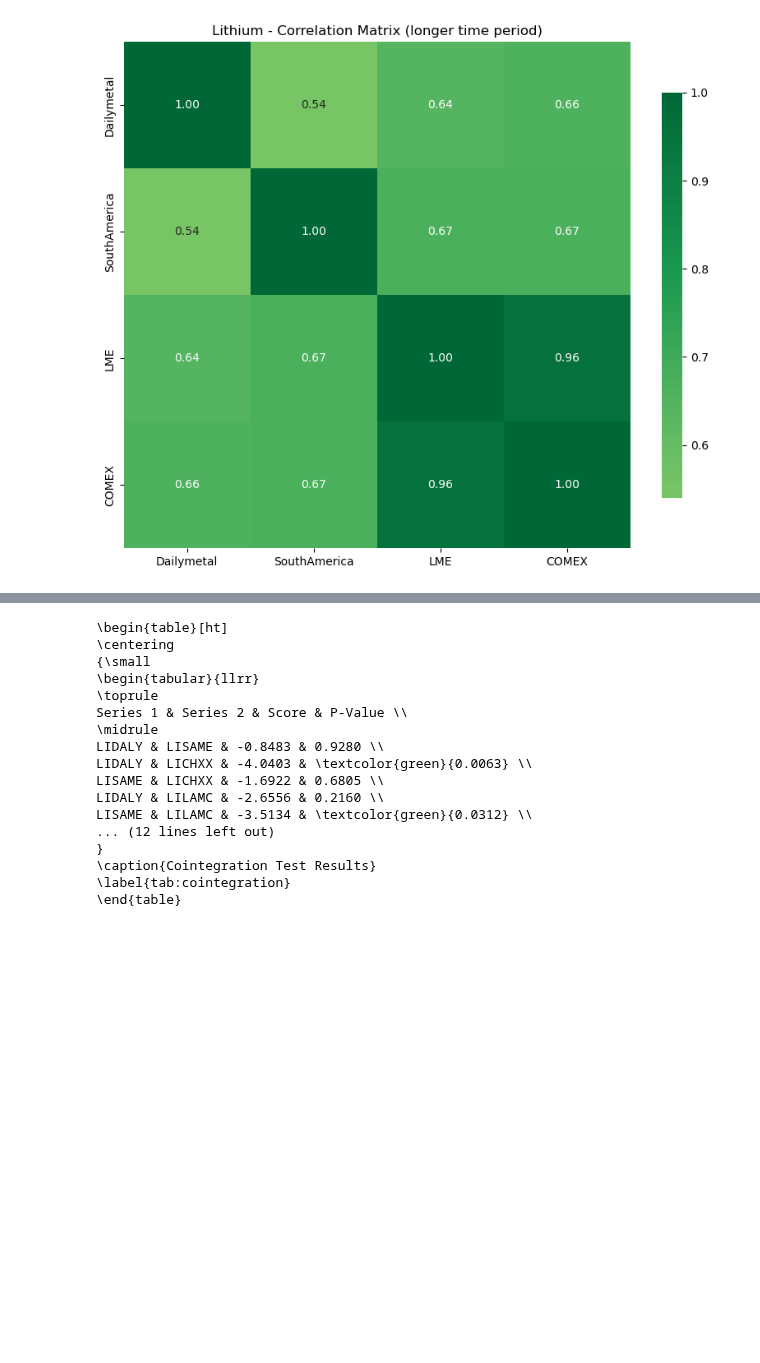
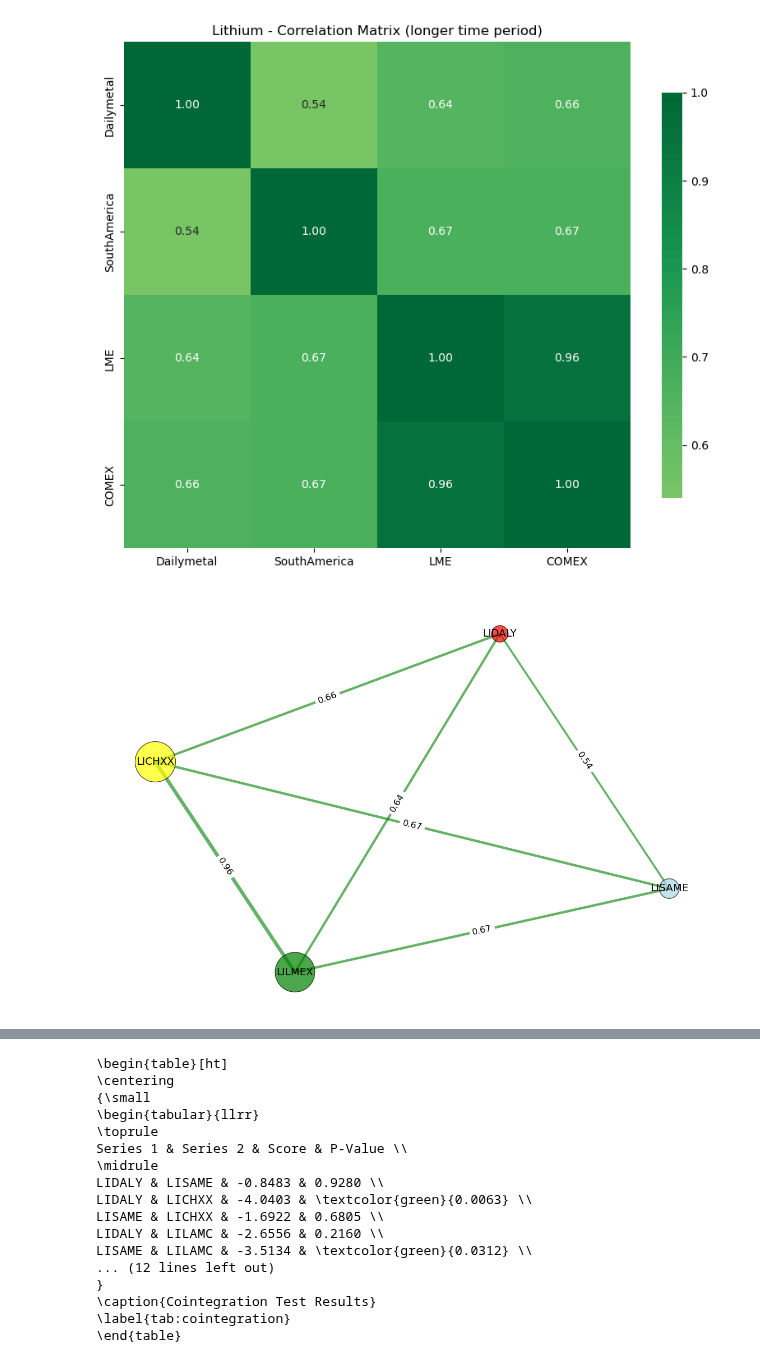
Before and after one commit to Doosheck/metals, a Jupyter notebook: data_overview.ipynb, the cells around one changed output, grey strips where cells are left out. Cells and saved outputs as stored; diff of their text form; code cells hidden in the pictures; blank space fills up the shorter version.

```diff
--- a/data_overview.ipynb
+++ b/data_overview.ipynb
@@ -343,3 +343,91 @@ plt.title('Lithium - Correlation Matrix (longer time period)')
 plt.show()
 # %% [output]
 [figure]
+# %%
+# Create a network visualization of correlations
+import networkx as nx
+import matplotlib.pyplot as plt
+import numpy as np
+
+# Create a graph from the correlation matrix
+G = nx.Graph()
+for i in range(len(correlation_matrix2.columns)):
+    for j in range(i + 1, len(correlation_matrix2.columns)):
+        corr_value = correlation_matrix2.iloc[i, j]
+        if abs(corr_value) > 0:  # Only include edges with correlation above threshold
+            G.add_edge(correlation_matrix2.columns[i], correlation_matrix2.columns[j], weight=corr_value)
+
+# Define positions for the nodes using spring layout
+pos = nx.spring_layout(G, k=1, seed=42)
+
+# Compute centrality (sum of absolute edge weights for each node)
+centrality = {}
+for node in G.nodes():
+    total_weight = sum(abs(G[node][neighbor]['weight']) for neighbor in G.neighbors(node))
+    centrality[node] = total_weight
+
+# Normalize centrality for node sizes (scale between 500 and 3000)
+min_centrality = min(centrality.values()) if centrality.values() else 1
+max_centrality = max(centrality.values()) if centrality.values() else 1
+centrality_range = max_centrality - min_centrality if max_centrality != min_centrality else 1
+
+node_sizes = []
+for node in G.nodes():
+    normalized_centrality = (centrality[node] - min_centrality) / centrality_range
+    size = 500 + normalized_centrality * 2500  # Scale between 500 and 3000
+    node_sizes.append(size)
+
+# Define node colors based on data source
+def get_node_color(node_name):
+    node_lower = node_name.lower()
+    if 'dailymetal' in node_lower:
+        return 'red'
+    elif 'lme' in node_lower:
+        return 'green'
+    elif 'comex' in node_lower:
+        return 'yellow'
+    else:
+        return 'lightblue'  # Default color for other nodes
+
+node_colors = [get_node_color(node) for node in G.nodes()]
+
+# Create figure
+plt.figure(figsize=(12, 8))
+
+# Draw nodes with different colors and sizes based on centrality
+nx.draw_networkx_nodes(G, pos, node_size=node_sizes, node_color=node_colors, alpha=0.7, edgecolors='black', linewidths=1)
+
+# Draw edges with width based on absolute correlation value
+edges = G.edges(data=True)
+edge_colors = ['red' if d['weight'] < 0 else 'green' for (u, v, d) in edges]
+edge_widths = [abs(d['weight']) * 5 for (u, v, d) in edges]
+nx.draw_networkx_edges(G, pos, edge_color=edge_colors, width=edge_widths, alpha=0.6)
+
+# Create a mapping for shorter labels
+label_mapping = {
+    'Dailymetal': 'LIDALY',
+    'SouthAmerica': 'LISAME',
+    'COMEX': 'LICHXX',
+    'LME': 'LILMEX'
+}
+
+# Draw labels with bigger font size
+nx.draw_networkx_labels(G, pos, labels=label_mapping, font_size=14)
+
+# Add correlation values as edge labels with bigger font size
+edge_labels = {(u, v): f'{d["weight"]:.2f}' for (u, v, d) in G.edges(data=True)}
+nx.draw_networkx_edge_labels(G, pos, edge_labels=edge_labels, font_size=12)
+
+plt.axis('off')
+plt.tight_layout()
+
+# Save the plot
+plt.savefig('img/lithium_corr_net.png', dpi=300, bbox_inches='tight')
+plt.show()
+
+# Print centrality values for reference
+print("\nNode Centrality Values:")
+for node in sorted(centrality.keys(), key=lambda x: centrality[x], reverse=True):
+    print(f"{node}: {centrality[node]:.4f}")
+# %% [output]
+[figure, added]
```
Also changed, not shown: parts of 5 cells of this notebook, 3 other files.
